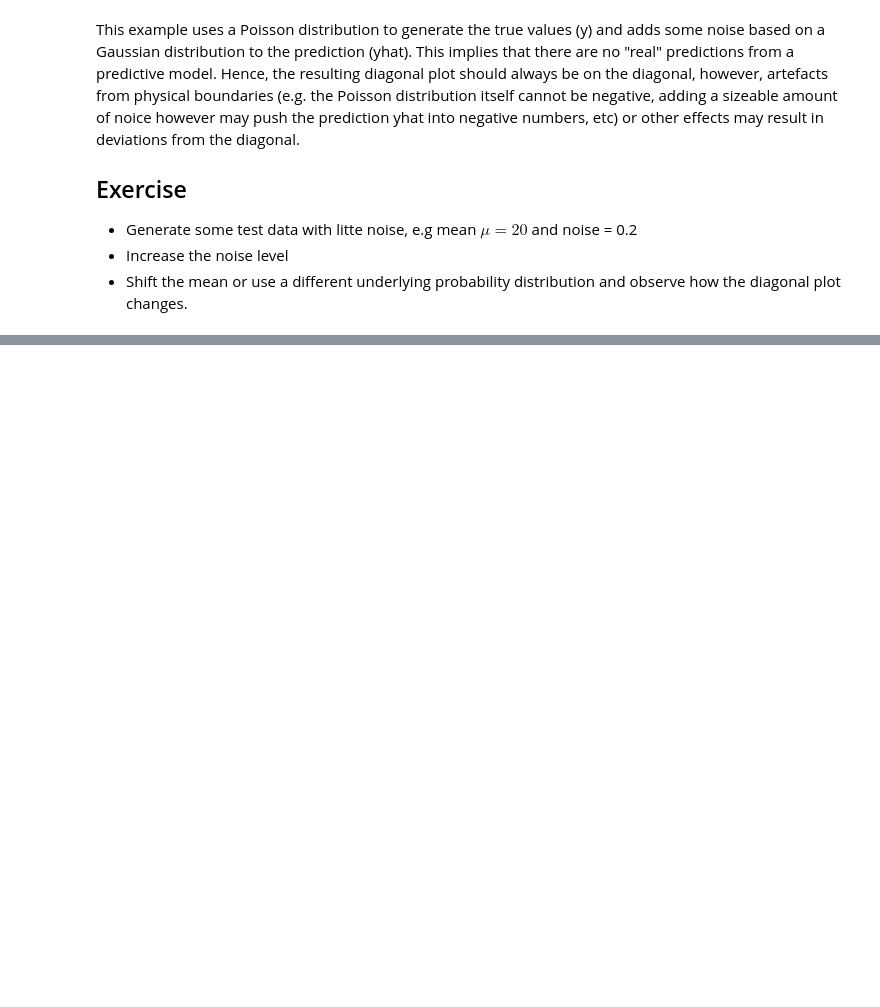
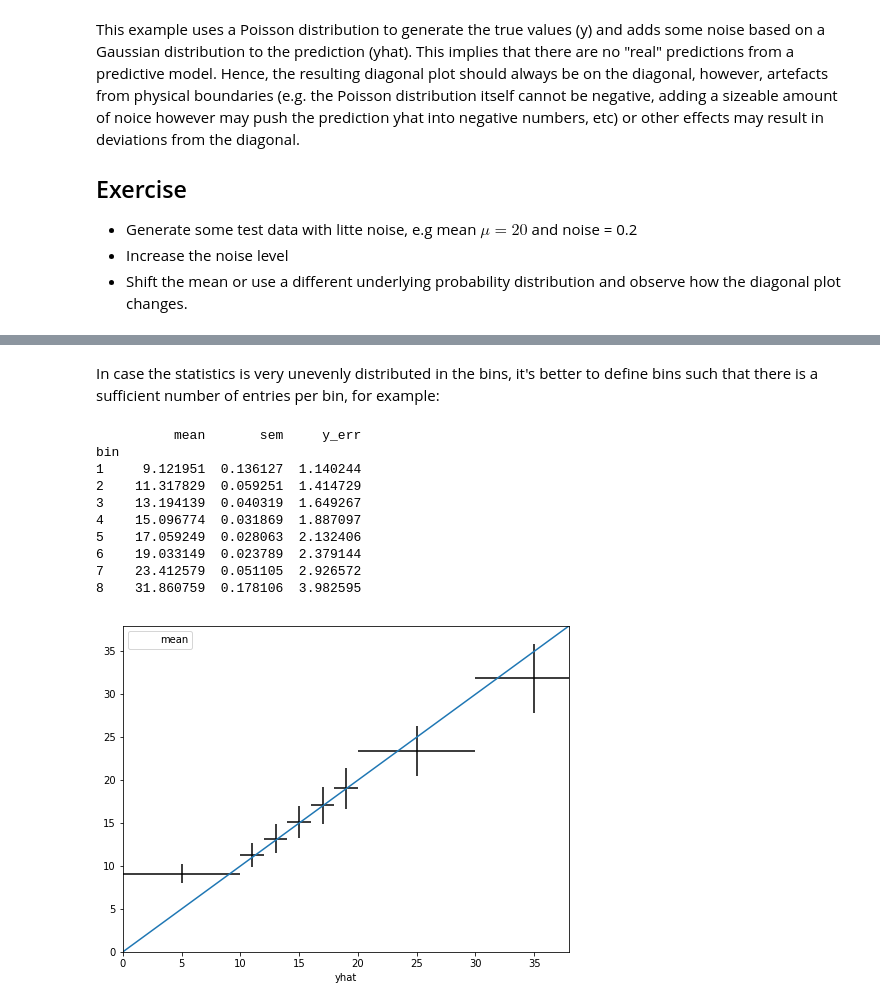
Before and after one commit to ukerzel/IUBHDemo, a Jupyter notebook: DiagonalPlot.ipynb, the cells around one changed output, grey strips where cells are left out. Cells and saved outputs as stored; diff of their text form; code cells hidden in the pictures; blank space fills up the shorter version.

```diff
--- a/DiagonalPlot.ipynb
+++ b/DiagonalPlot.ipynb
@@ -110,0 +130,62 @@ plt.show()
+# %% [markdown]
+In case the statistics is very unevenly distributed in the bins, it's better to define bins such that there is a sufficient number of entries per bin, for example:
+# %%
+df = pd.DataFrame({'yhat': yhat, 'y': y})
+
+bins = np.array([0.0, 10.0, 12.0 ,14.0 ,16.0 ,18.0 ,20.0 ,30.0,40])
+bin_centers = 0.5 * (bins[:-1] + bins[1:])
+bin_width = []
+for i in range(0,len(bins)-1):
+    bin_width.append(0.5*(bins[i+1]-bins[i]))
+
+
+df['bin'] = np.digitize(yhat, bins=bins)
+binned = df.groupby('bin')
+
+# calculate mean and standard error of the mean for true values in each bin
+result = binned['y'].agg(['mean', 'sem'])
+
+# calculate the RMS of each bin for the result
+result['y_err'] = 1.0/len(result)*np.sqrt( (result['mean']**2))
+print(result)
+
+#make sure that we have each a value in each bin and no NaNs
+#result = result.fillna(0.0)
+
+
+for i in range(1,n_bins+1):
+    if i not in result.index:
+        result2.loc[i] = [NaN,NaN]
+result = result.sort_index()
+
+result['yhat'] = bin_centers
+result['yhat_err'] = bin_width
+
+result.plot(
+    x='yhat',
+    y='mean',
+    xerr='yhat_err',
+    yerr='y_err',
+    linestyle='none',
+    capsize=0,
+    color='black',
+)
+
+#add a diagonalto guide the eye
+x_space = np.linspace(x_min, x_max)
+plt.plot(x_space, 1.0*x_space)
+plt.ylim(0, border)
+plt.xlim(0, border)
+plt.show()
+# %% [output]
+          mean       sem     y_err
+bin
+1     9.121951  0.136127  1.140244
+2    11.317829  0.059251  1.414729
+3    13.194139  0.040319  1.649267
+4    15.096774  0.031869  1.887097
+5    17.059249  0.028063  2.132406
+6    19.033149  0.023789  2.379144
+7    23.412579  0.051105  2.926572
+8    31.860759  0.178106  3.982595
+[figure, added]
```
Also changed, not shown: parts of 4 cells of this notebook.
